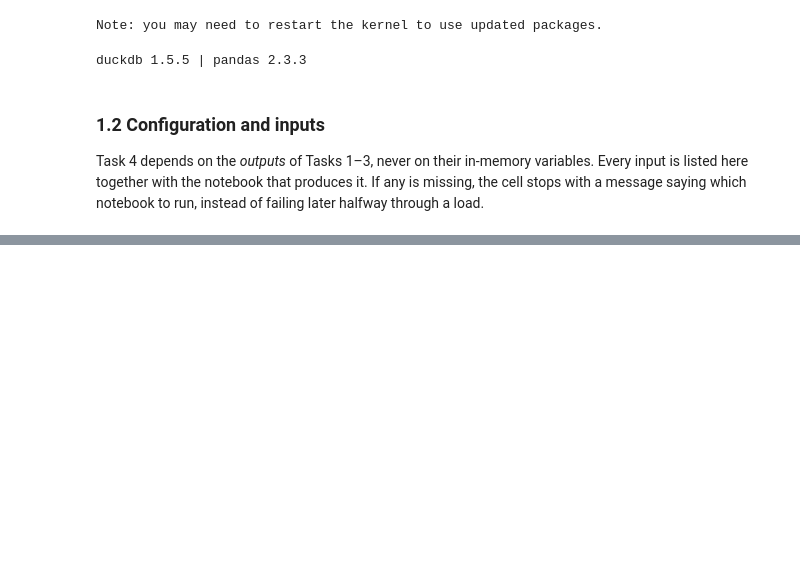
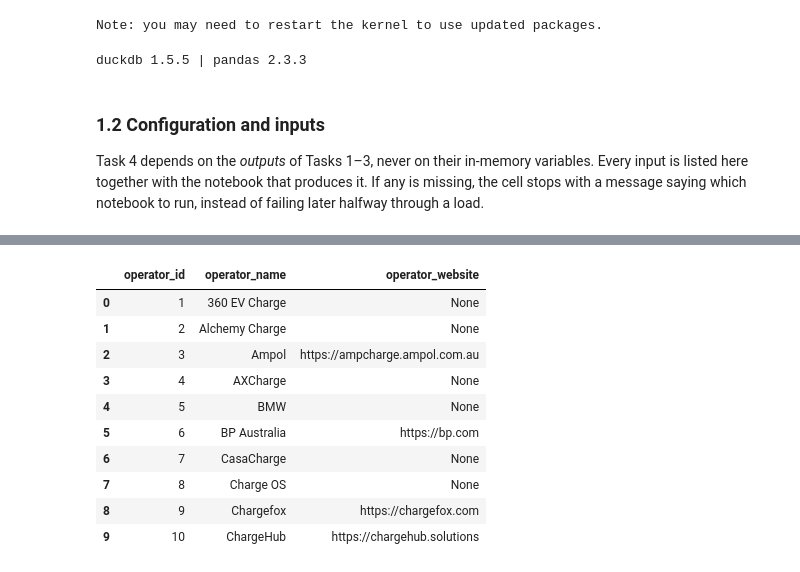
Before and after one commit to AtiwatL/COMP5339, a Jupyter notebook: 04_data_storage.ipynb, the cells around one changed output, grey strips where cells are left out. Cells and saved outputs as stored; diff of their text form; code cells hidden in the pictures; blank space fills up the shorter version.

```diff
--- a/04_data_storage.ipynb
+++ b/04_data_storage.ipynb
@@ -1613,0 +689,80 @@ data/processed/ev_chargers.duckdb: 27.0 MB, 13 tables, 3 views
+# %%
+#Insert to Operator table with a unique operator_id, operator_name, and the most common operator_website
+con.execute("""
+    WITH names AS (
+        SELECT DISTINCT
+            operator AS operator_name
+        FROM stg_charger
+        WHERE operator IS NOT NULL
+          AND TRIM(operator) <> ''
+    ),
+
+    website_votes AS (
+        SELECT
+            operator AS operator_name,
+            operator_website,
+            COUNT(*) AS votes
+        FROM stg_charger
+        WHERE operator IS NOT NULL
+          AND TRIM(operator) <> ''
+          AND operator_website IS NOT NULL
+          AND TRIM(operator_website) <> ''
+        GROUP BY
+            operator,
+            operator_website
+    ),
+
+    preferred_website AS (
+        SELECT
+            operator_name,
+            operator_website
+        FROM website_votes
+        QUALIFY ROW_NUMBER() OVER (
+            PARTITION BY operator_name
+            ORDER BY votes DESC, operator_website
+        ) = 1
+    )
+
+    INSERT INTO operator (
+        operator_id,
+        operator_name,
+        operator_website
+    )
+    SELECT
+        ROW_NUMBER() OVER (
+            ORDER BY
+                LOWER(n.operator_name),
+                n.operator_name
+        ) AS operator_id,
+        n.operator_name,
+        w.operator_website
+    FROM names AS n
+    LEFT JOIN preferred_website AS w
+        USING (operator_name)
+    ORDER BY operator_id
+""")
+
+# Validate uniqueness and the website rule enforced by the schema.
+operator_validation = con.sql("""
+    SELECT
+        COUNT(*) AS operators,
+        COUNT(DISTINCT operator_name) AS unique_names,
+        COUNT(operator_website) AS with_website,
+        COUNT(*) FILTER (
+            WHERE operator_website IS NOT NULL
+              AND NOT starts_with(operator_website, 'https://')
+        ) AS invalid_websites
+    FROM operator
+""").df()
+
+assert operator_validation.loc[0, "operators"] == operator_validation.loc[0, "unique_names"]
+assert operator_validation.loc[0, "invalid_websites"] == 0
+
+display(operator_validation)
+display(con.sql("""
+    SELECT operator_id, operator_name, operator_website
+    FROM operator
+    ORDER BY operator_id
+    LIMIT 10
+""").df())
+# %% [output]
@@ -1613,0 +771,11 @@ data/processed/ev_chargers.duckdb: 27.0 MB, 13 tables, 3 views
+|  | operator_id | operator_name | operator_website |
+| 0 | 1 | 360 EV Charge | None |
+| 1 | 2 | Alchemy Charge | None |
+| 2 | 3 | Ampol | https://ampcharge.ampol.com.au |
+| 3 | 4 | AXCharge | None |
+| 4 | 5 | BMW | None |
+| 5 | 6 | BP Australia | https://bp.com |
+| 6 | 7 | CasaCharge | None |
+| 7 | 8 | Charge OS | None |
+| 8 | 9 | Chargefox | https://chargefox.com |
+| 9 | 10 | ChargeHub | https://chargehub.solutions |
```
Also changed, not shown: parts of 97 cells of this notebook, 2 other files.
